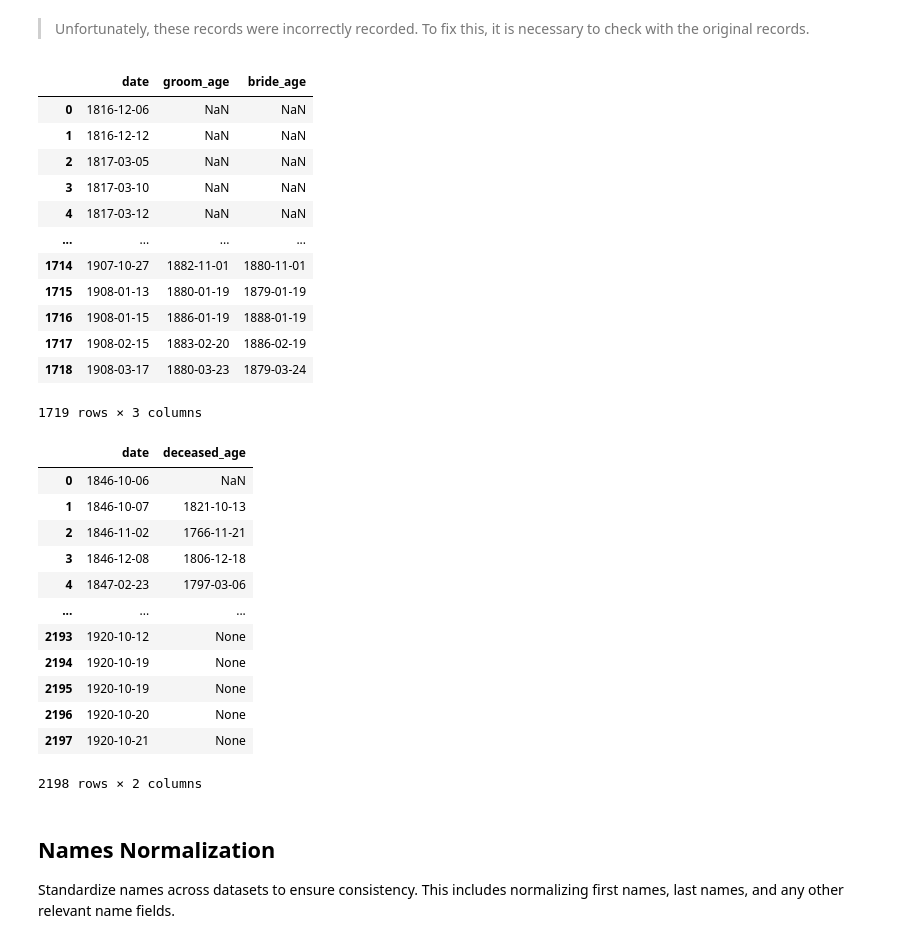
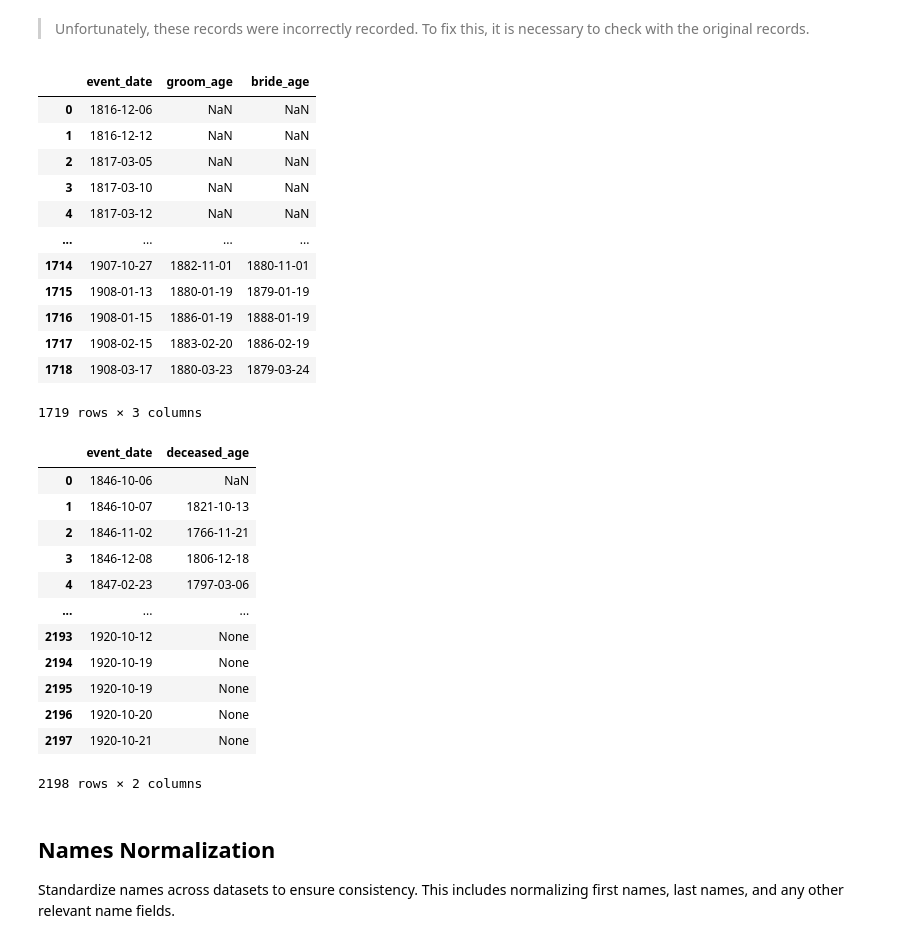
Before and after one commit to UCSB-AMPLab/sondondo, a Jupyter notebook: project_code/1_dataCleaning.ipynb, the cells around one changed output. Drawn from its saved outputs; the diff is of its cells as text; code cells hidden in the pictures.

```diff
--- a/project_code/dataCleaning.ipynb
+++ b/project_code/1_dataCleaning.ipynb
@@ -169,6 +170,6 @@ Name: date, Length: 6341, dtype: object
 # %%
-MATRIMONIOS_HARMONIZED['date'] = DateNormalizer(MATRIMONIOS_HARMONIZED['date']).normalize()
-MATRIMONIOS_HARMONIZED['date']
+MATRIMONIOS_HARMONIZED['event_date'] = DateNormalizer(MATRIMONIOS_HARMONIZED['event_date']).normalize()
+MATRIMONIOS_HARMONIZED['event_date']
 # %% [output]
 0       1816-12-06
 1       1816-12-12
@@ -237,11 +238,11 @@ Found invalid records:
 # %% [markdown]
 > Unfortunately, these records were incorrectly recorded. To fix this, it is necessary to check with the original records.
 # %%
-MATRIMONIOS_HARMONIZED['groom_age'] = AgeInferrer(MATRIMONIOS_HARMONIZED['date']).infer_all(MATRIMONIOS_HARMONIZED['groom_age'])
-MATRIMONIOS_HARMONIZED['bride_age'] = AgeInferrer(MATRIMONIOS_HARMONIZED['date']).infer_all(MATRIMONIOS_HARMONIZED['bride_age'])
-MATRIMONIOS_HARMONIZED[['date', 'groom_age', 'bride_age']]
+MATRIMONIOS_HARMONIZED['groom_age'] = AgeInferrer(MATRIMONIOS_HARMONIZED['event_date']).infer_all(MATRIMONIOS_HARMONIZED['groom_age'])
+MATRIMONIOS_HARMONIZED['bride_age'] = AgeInferrer(MATRIMONIOS_HARMONIZED['event_date']).infer_all(MATRIMONIOS_HARMONIZED['bride_age'])
+MATRIMONIOS_HARMONIZED[['event_date', 'groom_age', 'bride_age']]
 # %% [output]
-|  | date | groom_age | bride_age |
+|  | event_date | groom_age | bride_age |
 | 0 | 1816-12-06 | NaN | NaN |
 | 1 | 1816-12-12 | NaN | NaN |
 | 2 | 1817-03-05 | NaN | NaN |
@@ -255,10 +256,10 @@ MATRIMONIOS_HARMONIZED[['date', 'groom_age', 'bride_age']]
 | 1718 | 1908-03-17 | 1880-03-23 | 1879-03-24 |
 1719 rows × 3 columns
 # %%
-ENTIERROS_HARMONIZED['deceased_age'] = AgeInferrer(ENTIERROS_HARMONIZED['date']).infer_all(ENTIERROS_HARMONIZED['deceased_age'])
-ENTIERROS_HARMONIZED[['date', 'deceased_age']]
+ENTIERROS_HARMONIZED['deceased_age'] = AgeInferrer(ENTIERROS_HARMONIZED['event_date']).infer_all(ENTIERROS_HARMONIZED['deceased_age'])
+ENTIERROS_HARMONIZED[['event_date', 'deceased_age']]
 # %% [output]
-|  | date | deceased_age |
+|  | event_date | deceased_age |
 | 0 | 1846-10-06 | NaN |
 | 1 | 1846-10-07 | 1821-10-13 |
 | 2 | 1846-11-02 | 1766-11-21 |
```
Also changed, not shown: parts of 15 cells of this notebook, 18 other files.
